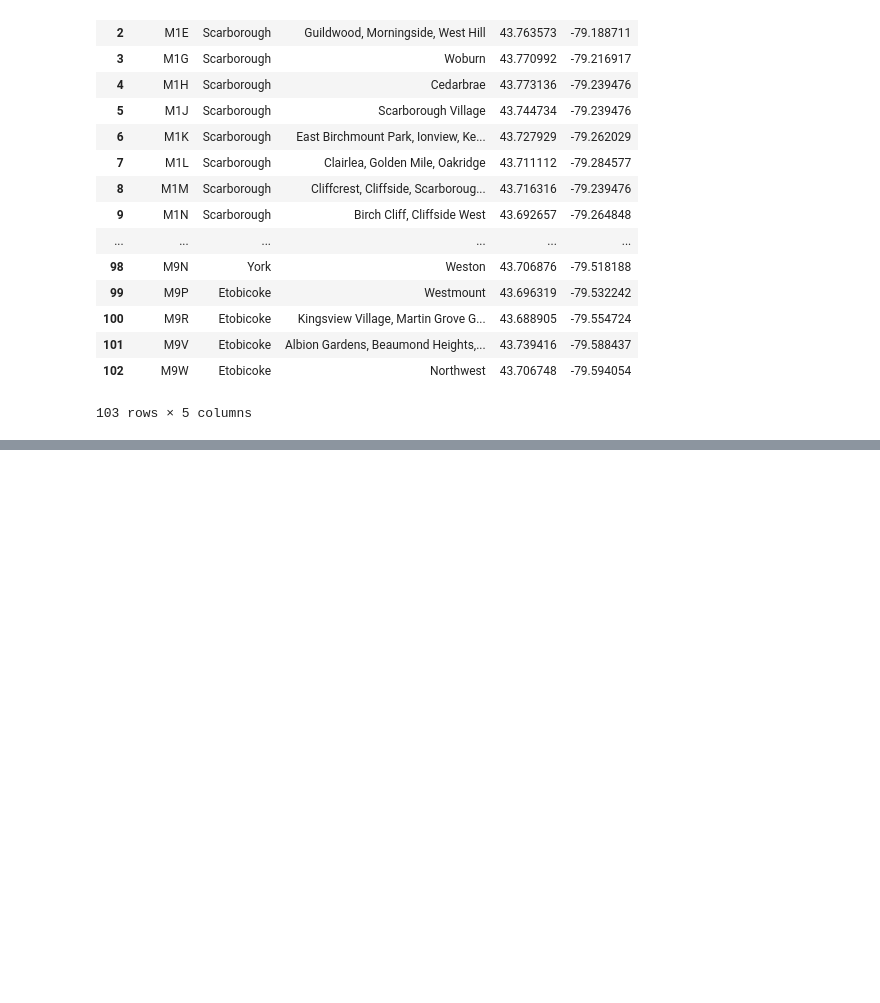
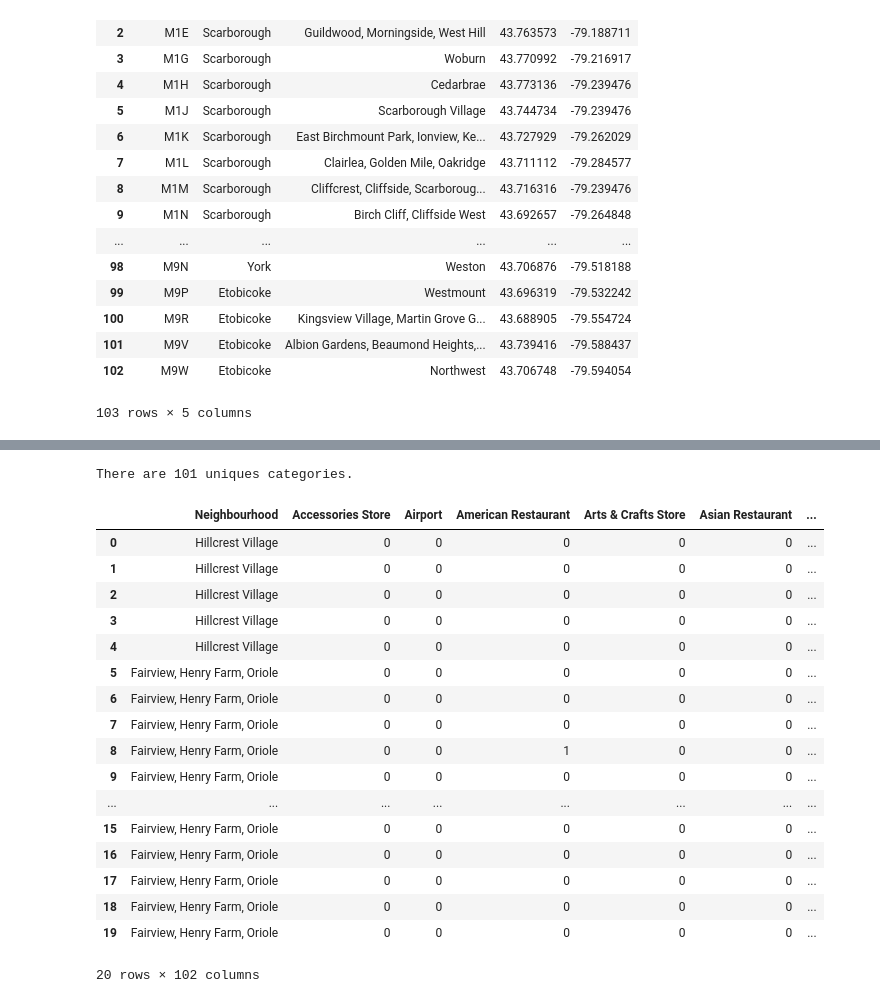
Before and after one commit to lfk-creator/Segmenting-and-Clustering-Neighborhoods-in-Toronto, a Jupyter notebook: Segmenting and Clustering Neighborhoods.ipynb, the cells around one changed output, grey strips where cells are left out. Drawn from its saved outputs; the diff is of its cells as text; code cells hidden in the pictures; blank space fills up the shorter version.

```diff
--- a/Segmenting and Clustering Neighborhoods.ipynb
+++ b/Segmenting and Clustering Neighborhoods.ipynb
@@ -80,0 +165,8 @@ df.head(103)
+# %%
+address = 'North York, ON'
+
+geolocator = Nominatim(user_agent="ny_explorer",timeout=3)
+location = geolocator.geocode(address)
+latitude = location.latitude
+longitude = location.longitude
+print('The geograpical coordinate of North York are {}, {}.'.format(latitude, longitude))
@@ -80,0 +175,17 @@ df.head(103)
+# %%
+map_nyork = folium.Map(location=[latitude, longitude], zoom_start=11)
+
+# add markers to map
+for lat, lng, label in zip(nyork_data['Latitude'], nyork_data['Longitude'], nyork_data['Neighbourhood']):
+    label = folium.Popup(label, parse_html=True)
+    folium.CircleMarker(
+        [lat, lng],
+        radius=5,
+        popup=label,
+        color='blue',
+        fill=True,
+        fill_color='#3186cc',
+        fill_opacity=0.7,
+        parse_html=False).add_to(map_nyork)
+
+map_nyork
@@ -80,0 +200,3 @@ df.head(103)
+# %%
+LIMIT = 100 # limit of number of venues returned by Foursquare API
+radius = 500 # define radius
@@ -80,0 +254,5 @@ df.head(103)
+# %%
+nyork_venues = getNearbyVenues(names=nyork_data['Neighbourhood'],
+                                   latitudes=nyork_data['Latitude'],
+                                   longitudes=nyork_data['Longitude']
+                                  )
@@ -80,0 +298,35 @@ df.head(103)
+# %%
+print('There are {} uniques categories.'.format(len(nyork_venues['Venue Category'].unique())))
+# %% [output]
+There are 101 uniques categories.
+# %%
+# one hot encoding
+nyork_onehot = pd.get_dummies(nyork_venues[['Venue Category']], prefix="", prefix_sep="")
+
+# add neighborhood column back to dataframe
+nyork_onehot['Neighbourhood'] = nyork_venues['Neighbourhood']
+
+# move neighborhood column to the first column
+fixed_columns = [nyork_onehot.columns[-1]] + list(nyork_onehot.columns[:-1])
+nyork_onehot = nyork_onehot[fixed_columns]
+
+nyork_onehot.head(20)
+# %% [output]
+|  | Neighbourhood | Accessories Store | Airport | American Restaurant | Arts & Crafts Store | Asian Restaurant | ... |
+| 0 | Hillcrest Village | 0 | 0 | 0 | 0 | 0 | ... |
+| 1 | Hillcrest Village | 0 | 0 | 0 | 0 | 0 | ... |
+| 2 | Hillcrest Village | 0 | 0 | 0 | 0 | 0 | ... |
+| 3 | Hillcrest Village | 0 | 0 | 0 | 0 | 0 | ... |
+| 4 | Hillcrest Village | 0 | 0 | 0 | 0 | 0 | ... |
+| 5 | Fairview, Henry Farm, Oriole | 0 | 0 | 0 | 0 | 0 | ... |
+| 6 | Fairview, Henry Farm, Oriole | 0 | 0 | 0 | 0 | 0 | ... |
+| 7 | Fairview, Henry Farm, Oriole | 0 | 0 | 0 | 0 | 0 | ... |
+| 8 | Fairview, Henry Farm, Oriole | 0 | 0 | 1 | 0 | 0 | ... |
+| 9 | Fairview, Henry Farm, Oriole | 0 | 0 | 0 | 0 | 0 | ... |
+| ... | ... | ... | ... | ... | ... | ... | ... |
+| 15 | Fairview, Henry Farm, Oriole | 0 | 0 | 0 | 0 | 0 | ... |
+| 16 | Fairview, Henry Farm, Oriole | 0 | 0 | 0 | 0 | 0 | ... |
+| 17 | Fairview, Henry Farm, Oriole | 0 | 0 | 0 | 0 | 0 | ... |
+| 18 | Fairview, Henry Farm, Oriole | 0 | 0 | 0 | 0 | 0 | ... |
+| 19 | Fairview, Henry Farm, Oriole | 0 | 0 | 0 | 0 | 0 | ... |
+20 rows × 102 columns
```
Also changed, not shown: parts of 29 cells of this notebook.
